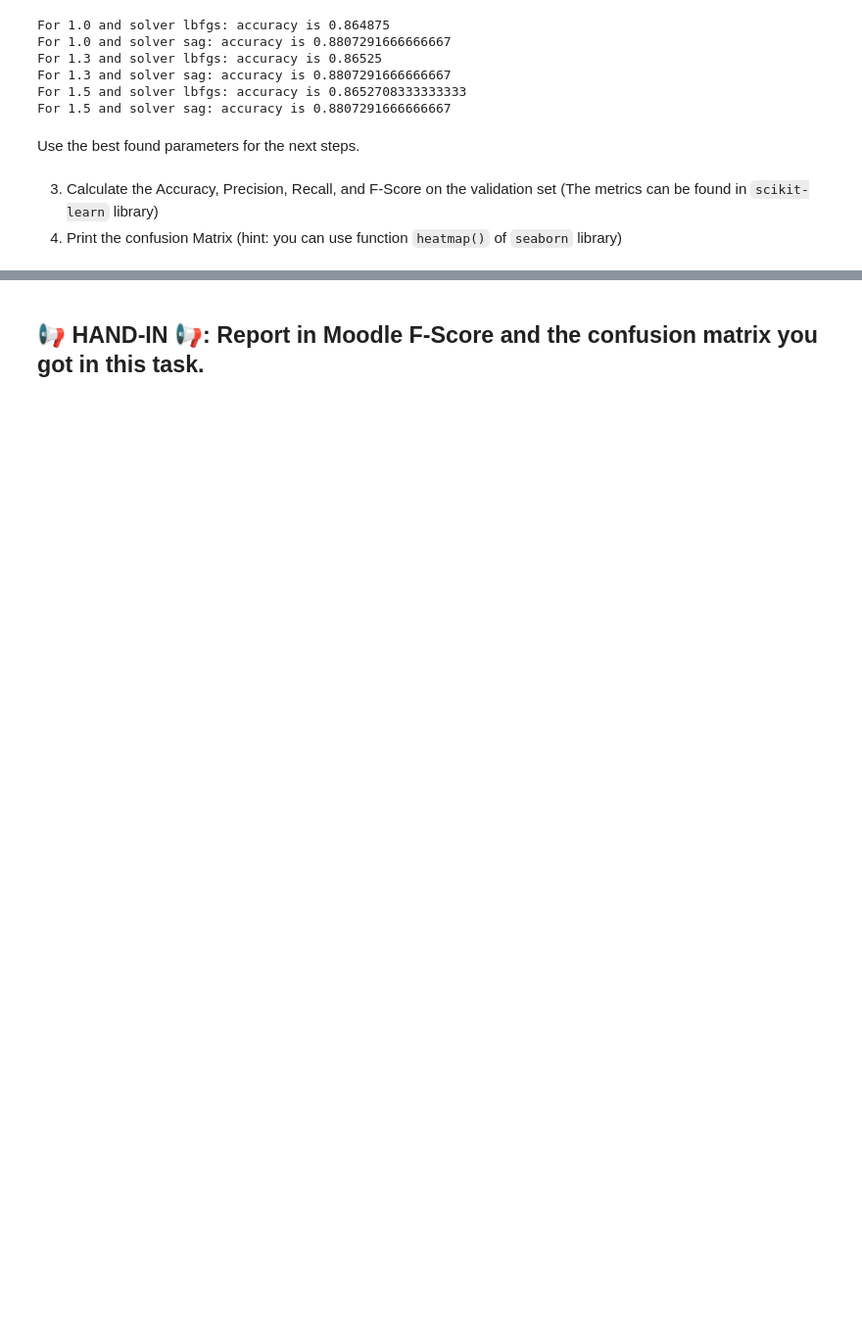
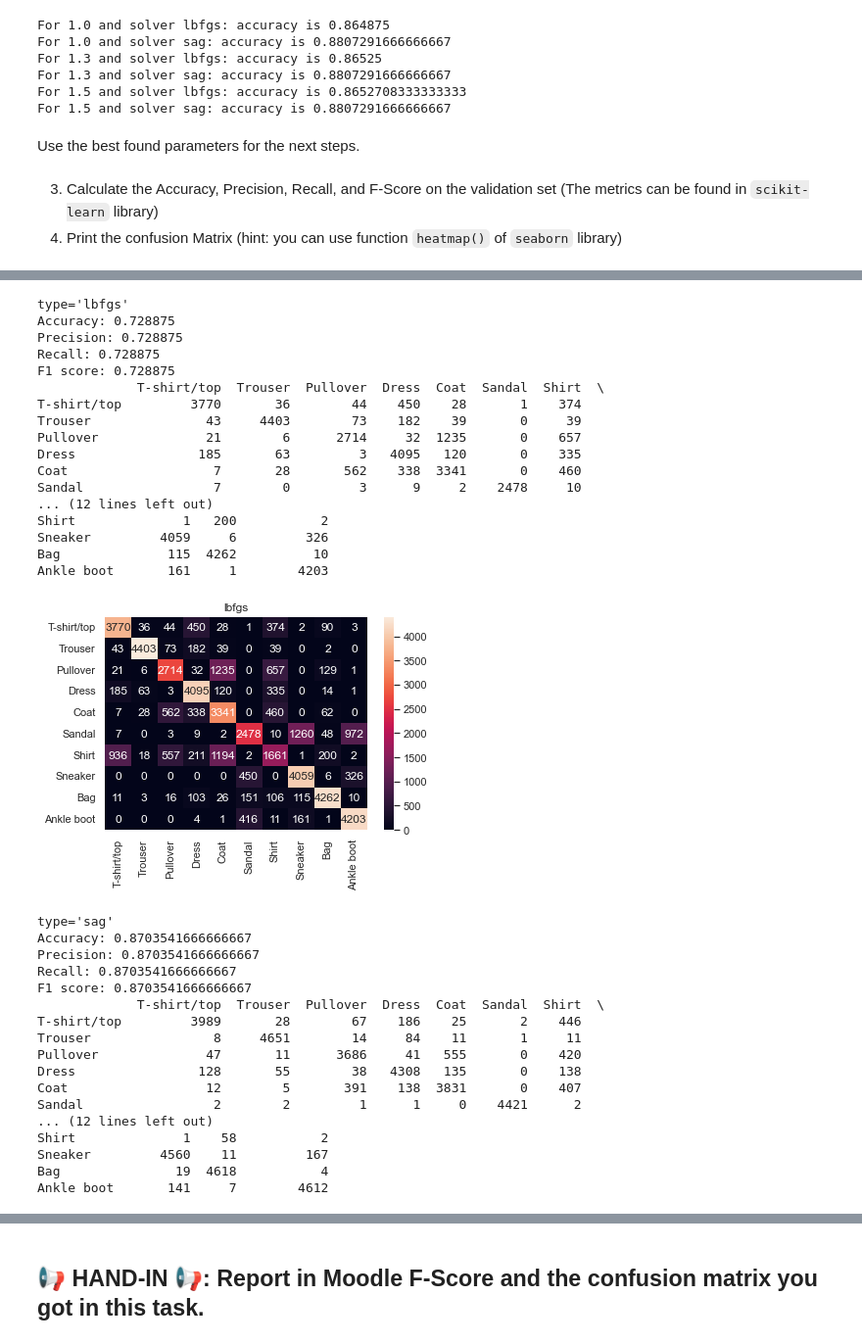
Before and after one commit to ArmandoShala/mldm_hs22, a Jupyter notebook: labs/L04_Polynomial_and_Logistic_Regression_LAB_ASSIGNMENT.ipynb, the cells around one changed output, grey strips where cells are left out. Shown at 98% size. Saved outputs shown, nothing was run; the diff lists cells and outputs as text; code cells hidden in the pictures; blank space fills up the shorter version.

```diff
--- a/labs/L04_Polynomial_and_Logistic_Regression_LAB_ASSIGNMENT.ipynb
+++ b/labs/L04_Polynomial_and_Logistic_Regression_LAB_ASSIGNMENT.ipynb
@@ -414,0 +409,41 @@ ImportError: cannot import name 'precision_scrore' from 'sklearn.metrics' (/User
+# %%
+from sklearn.metrics import confusion_matrix, accuracy_score, precision_score, recall_score, f1_score
+from sklearn.linear_model import LogisticRegression
+
+def print3b(x_data, y_data, type, figId):
+    # Macro? Micro? Mirko? Check documentation https://scikit-learn.org/stable/modules/generated/sklearn.metrics.precision_score.html#sklearn.metrics.precision_score
+
+    accurace = accuracy_score(x_data, y_data)
+    precision = precision_score(x_data, y_data, average='micro')
+    recall = recall_score(x_data, y_data, average='micro')
+    f1_sc = f1_score(x_data, y_data, average='micro')
+    print(f"{type=}")
+    print(f"Accuracy: {accurace}")
+    print(f"Precision: {precision}")
+    print(f"Recall: {recall}")
+    print(f"F1 score: {f1_sc}")
+
+    # print(f"{confusion_matrix(x_data, y_data)}")
+    dataFrame = pd.DataFrame(confusion_matrix(x_data, y_data), columns=label_names, index=label_names)
+    print(dataFrame)
+    sns.heatmap(dataFrame, annot=True, fmt="d")
+    plt.figure(figId)
+    plt.title(type)
+    plt.show()
+
+maxIter = 10
+
+lgbtq =  LogisticRegression(random_state=42, max_iter=maxIter, C=1.0, solver="lbfgs").fit(X_train, y_train).predict(X_train)
+print3b(y_train, lgbtq, "lbfgs", 1)
+
+sag =  LogisticRegression(random_state=42, max_iter=maxIter, C=1.0, solver="sag").fit(X_train, y_train).predict(X_train)
+print3b(y_train, sag, "sag", 2)
+
+
+
+# Results with max_iter=1000:
+# Accuracy: 0.8843333333333333
+# Precision: 0.8833914723521664
+# Recall: 0.8842146353084666
+# F1 score: 0.883452870747435
+# %% [output]
@@ -414,0 +457,35 @@ ImportError: cannot import name 'precision_scrore' from 'sklearn.metrics' (/User
+type='lbfgs'
+Accuracy: 0.728875
+Precision: 0.728875
+Recall: 0.728875
+F1 score: 0.728875
+             T-shirt/top  Trouser  Pullover  Dress  Coat  Sandal  Shirt  \
+T-shirt/top         3770       36        44    450    28       1    374
+Trouser               43     4403        73    182    39       0     39
+Pullover              21        6      2714     32  1235       0    657
+Dress                185       63         3   4095   120       0    335
+Coat                   7       28       562    338  3341       0    460
+Sandal                 7        0         3      9     2    2478     10
+... (12 lines left out)
+Shirt              1   200           2
+Sneaker         4059     6         326
+Bag              115  4262          10
+Ankle boot       161     1        4203
+[figure, added]
+type='sag'
+Accuracy: 0.8703541666666667
+Precision: 0.8703541666666667
+Recall: 0.8703541666666667
+F1 score: 0.8703541666666667
+             T-shirt/top  Trouser  Pullover  Dress  Coat  Sandal  Shirt  \
+T-shirt/top         3989       28        67    186    25       2    446
+Trouser                8     4651        14     84    11       1     11
+Pullover              47       11      3686     41   555       0    420
+Dress                128       55        38   4308   135       0    138
+Coat                  12        5       391    138  3831       0    407
+Sandal                 2        2         1      1     0    4421      2
+... (12 lines left out)
+Shirt              1    58           2
+Sneaker         4560    11         167
+Bag               19  4618           4
+Ankle boot       141     7        4612
```
Also changed, not shown: parts of 22 cells of this notebook.
